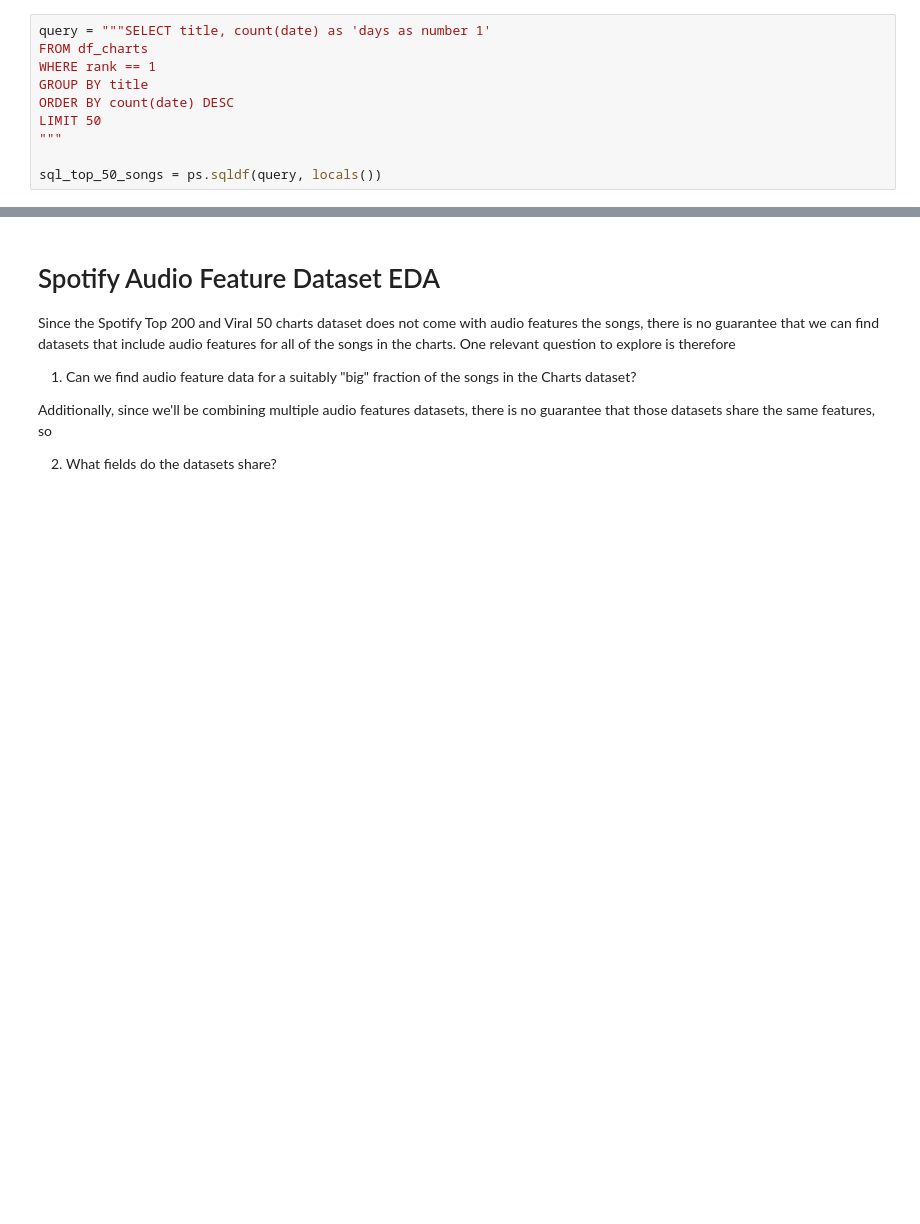
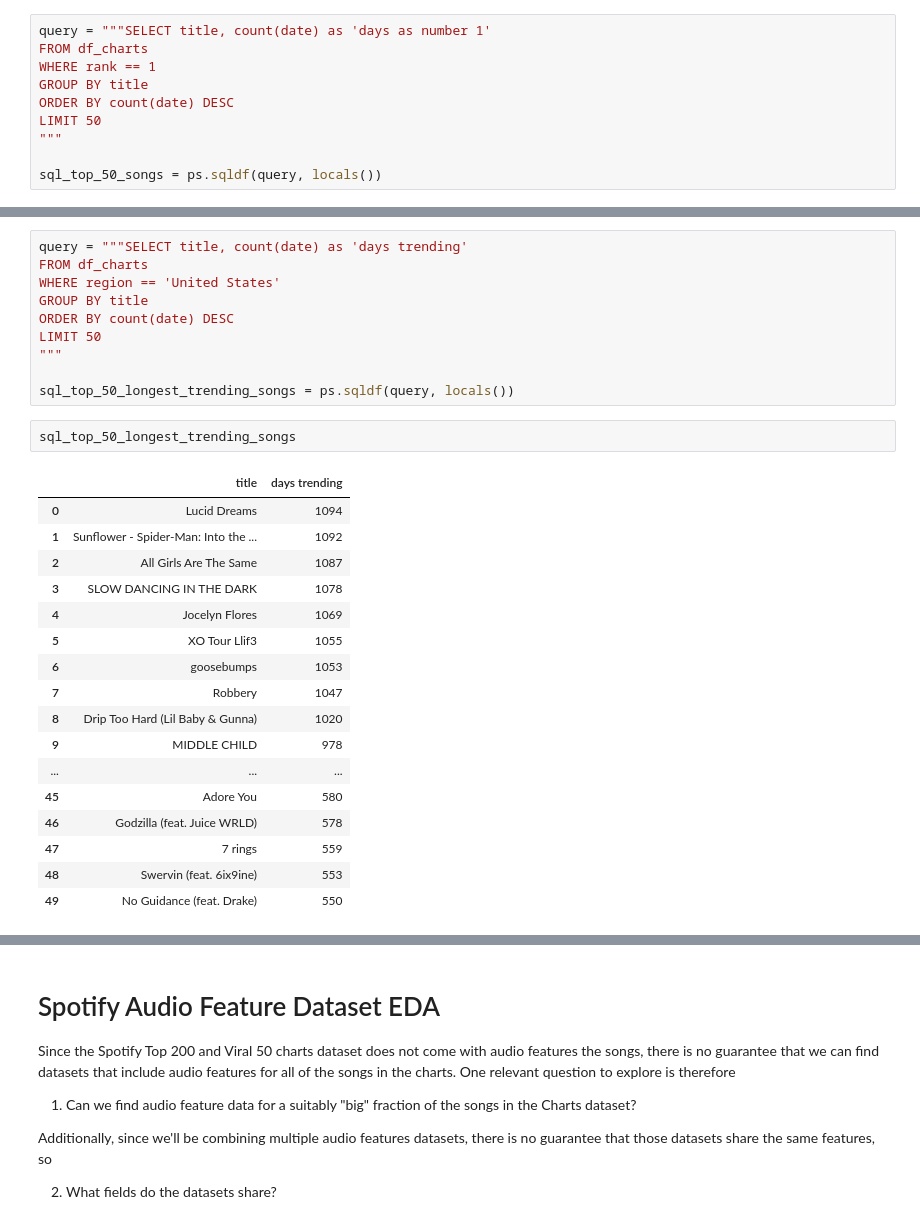
Before and after one commit to Joseph-Willem-Ricci/5450-final-project, a Jupyter notebook: CIS5450_Project.ipynb, the cells around one changed output, grey strips where cells are left out. Saved outputs shown, nothing was run; the diff lists cells and outputs as text; blank space fills up the shorter version.

Commit message:
Included number of days trending for US and RoW

```diff
--- a/CIS5450_Project.ipynb
+++ b/CIS5450_Project.ipynb
@@ -226,0 +270,30 @@ sql_top_50_songs
+# %%
+query = """SELECT title, count(date) as 'days trending'
+FROM df_charts
+WHERE region == 'United States'
+GROUP BY title
+ORDER BY count(date) DESC
+LIMIT 50
+"""
+
+sql_top_50_longest_trending_songs = ps.sqldf(query, locals())
+# %%
+sql_top_50_longest_trending_songs
+# %% [output]
+|  | title | days trending |
+| 0 | Lucid Dreams | 1094 |
+| 1 | Sunflower - Spider-Man: Into the ... | 1092 |
+| 2 | All Girls Are The Same | 1087 |
+| 3 | SLOW DANCING IN THE DARK | 1078 |
+| 4 | Jocelyn Flores | 1069 |
+| 5 | XO Tour Llif3 | 1055 |
+| 6 | goosebumps | 1053 |
+| 7 | Robbery | 1047 |
+| 8 | Drip Too Hard (Lil Baby & Gunna) | 1020 |
+| 9 | MIDDLE CHILD | 978 |
+| ... | ... | ... |
+| 45 | Adore You | 580 |
+| 46 | Godzilla (feat. Juice WRLD) | 578 |
+| 47 | 7 rings | 559 |
+| 48 | Swervin (feat. 6ix9ine) | 553 |
+| 49 | No Guidance (feat. Drake) | 550 |
```
Also changed, not shown: parts of 14 cells of this notebook.
